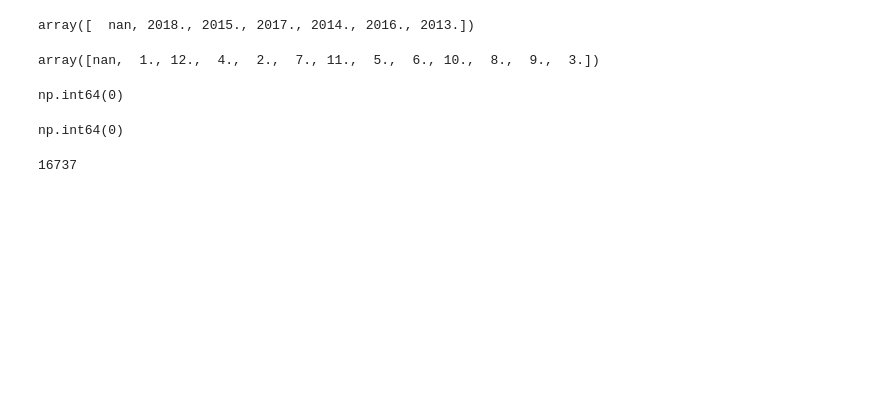
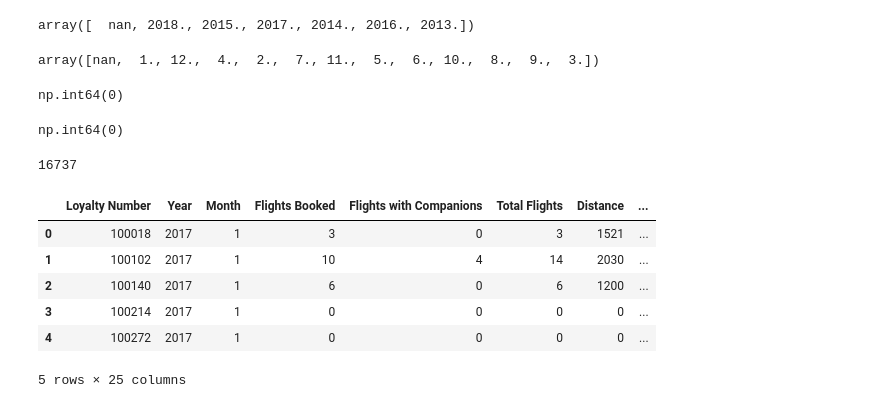
Before and after one commit to Adalab/bda-modulo-3-evaluacion-final-ptormo, a Jupyter notebook: ejerciciotecnico_mod3.ipynb, the cells around one changed output. Cells and saved outputs as stored; diff of their text form; code cells hidden in the pictures; blank space fills up the shorter version.

```diff
--- a/ejerciciotecnico_mod3.ipynb
+++ b/ejerciciotecnico_mod3.ipynb
@@ -94,3 +99,5 @@ len(df_actividadvuelos['Loyalty Number'])
 df_actividadvuelos.duplicated(keep=False).sum() #cantidad de filas idénticas, posible drop
 # %% [output]
 np.int64(3712)
+# %%
+df_actividadvuelos = df_actividadvuelos.drop_duplicates(keep='first')
@@ -103,7 +114,7 @@ df_actividadvuelos.duplicated().sum() / len(df_actividadvuelos) * 100
 # %% [output]
 np.float64(0.4595388833007909)
 # %%
-df_historialfidelidad = pd.read_csv("Customer Loyalty History (1).csv")
+df_historialfidelidad = pd.read_csv("files/Customer Loyalty History (1).csv")
 df_historialfidelidad.head()
 # %% [output]
 |  | Loyalty Number | Country | Province | City | Postal Code | Gender | Education | Salary | Marital Status | ... |
@@ -230,7 +241,8 @@ df_historialfidelidad[df_historialfidelidad['Salary'] < 0] #valores negativos en
 | 16431 | 734647 | Canada | Saskatchewan | Regina | S1J 3C5 | Male | Bachelor | -46303.0 | Married | ... |
 | 16735 | 906428 | Canada | Yukon | Whitehorse | Y2K 6R0 | Male | Bachelor | -57297.0 | Married | ... |
 # %%
-#manejo negativos df_historialfidelidad.loc[df_historialfidelidad['Salary'] < 0, 'Salary'] *= -1
+#manejo negativos
+df_historialfidelidad.loc[df_historialfidelidad['Salary'] < 0, 'Salary'] *= -1 #buscamos por etiqueta salario, menor a 0 y multiplicamos por -1, devuelve valor positivo
 # %%
 df_historialfidelidad['Cancellation Year'].unique()
 # %% [output]
@@ -252,4 +264,15 @@ len(df_historialfidelidad['Loyalty Number'])
 # %% [output]
 16737
 # %%
-#posible union df_unido = pd.merge(df_actividadvuelos, df_historialfidelidad, on='Loyalty Number', how='left') mantener toda la info de la primera, añadiendo el historial de clientes
+#posible union
+df_union = pd.merge(df_actividadvuelos, df_historialfidelidad, on='Loyalty Number', how='left')
+#mantener toda la info de la primera, añadiendo el historial de clientes, ya que cada fila de actividad vuelos va a ser combinada con historial fidelidad, pues es la que tiene los loyalty number sin duplicados
+df_union.head(5)
+# %% [output]
+|  | Loyalty Number | Year | Month | Flights Booked | Flights with Companions | Total Flights | Distance | ... |
+| 0 | 100018 | 2017 | 1 | 3 | 0 | 3 | 1521 | ... |
+| 1 | 100102 | 2017 | 1 | 10 | 4 | 14 | 2030 | ... |
+| 2 | 100140 | 2017 | 1 | 6 | 0 | 6 | 1200 | ... |
+| 3 | 100214 | 2017 | 1 | 0 | 0 | 0 | 0 | ... |
+| 4 | 100272 | 2017 | 1 | 0 | 0 | 0 | 0 | ... |
+5 rows × 25 columns
```
Also changed, not shown: parts of 4 cells of this notebook.
